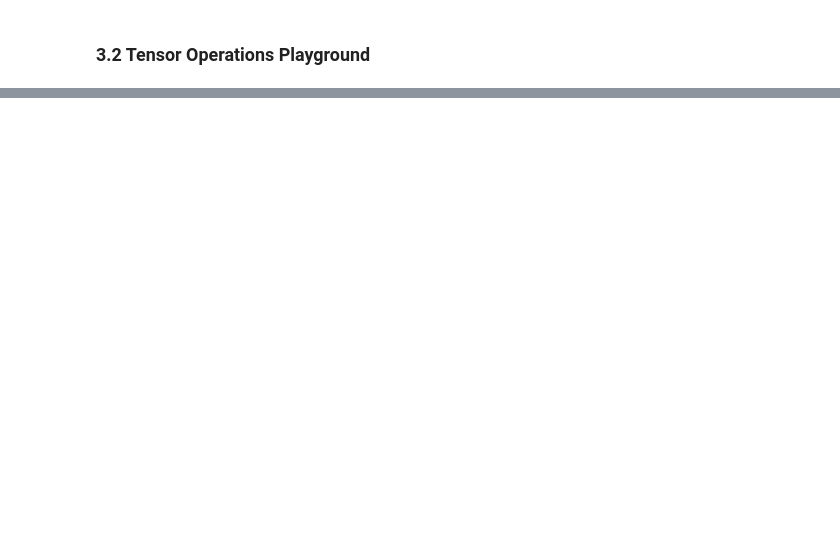
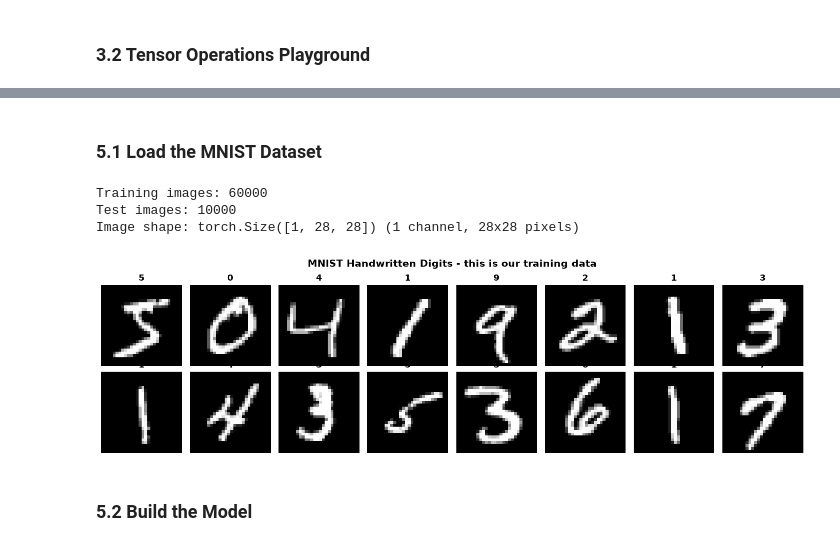
Before and after one commit to Raghunandan-79/ai-bootcamp, a Jupyter notebook: 4-introduction-to-tensors-and-pytorch/class-4.ipynb, the cells around one changed output, grey strips where cells are left out. Saved outputs shown, nothing was run; the diff lists cells and outputs as text; code cells hidden in the pictures; blank space fills up the shorter version.

```diff
--- a/4-introduction-to-tensors-and-pytorch/class-4.ipynb
+++ b/4-introduction-to-tensors-and-pytorch/class-4.ipynb
@@ -570,0 +810,40 @@ Size  4000×4000  | CPU:   303.30ms | GPU:    35.12ms | Speedup:    8.6x
+# %% [markdown]
+### 5.1 Load the MNIST Dataset
+# %%
+from torchvision import datasets, transforms
+from torch.utils.data import DataLoader
+
+# Download and prepare MNIST
+transform = transforms.Compose([
+    transforms.ToTensor(),
+    transforms.Normalize((0.1307,), (0.3081,))
+])
+
+train_data = datasets.MNIST("./data", train=True, download=True, transform=transform)
+test_data = datasets.MNIST("./data", train=False, transform=transform)
+
+train_loader = DataLoader(train_data, batch_size=64, shuffle=True)
+test_loader = DataLoader(test_data, batch_size=1000)
+
+print(f"Training images: {len(train_data)}")
+print(f"Test images: {len(test_data)}")
+print(f"Image shape: {train_data[0][0].shape} (1 channel, 28x28 pixels)")
+# %% [output]
+Training images: 60000
+Test images: 10000
+Image shape: torch.Size([1, 28, 28]) (1 channel, 28x28 pixels)
+# %%
+# Let's SEE some digits
+fig, axes = plt.subplots(2, 8, figsize=(14, 4))
+for i, ax in enumerate(axes.flat):
+    img, label = train_data[i]
+    ax.imshow(img.squeeze(), cmap="gray")
+    ax.set_title(f"{label}", fontsize=12, fontweight="bold")
+    ax.axis("off")
+plt.suptitle("MNIST Handwritten Digits - this is our training data", fontsize=14, fontweight="bold")
+plt.tight_layout()
+plt.show()
+# %% [output]
+[figure, added]
+# %% [markdown]
+### 5.2 Build the Model
```
Also changed, not shown: parts of 25 cells of this notebook, 9 other files.
